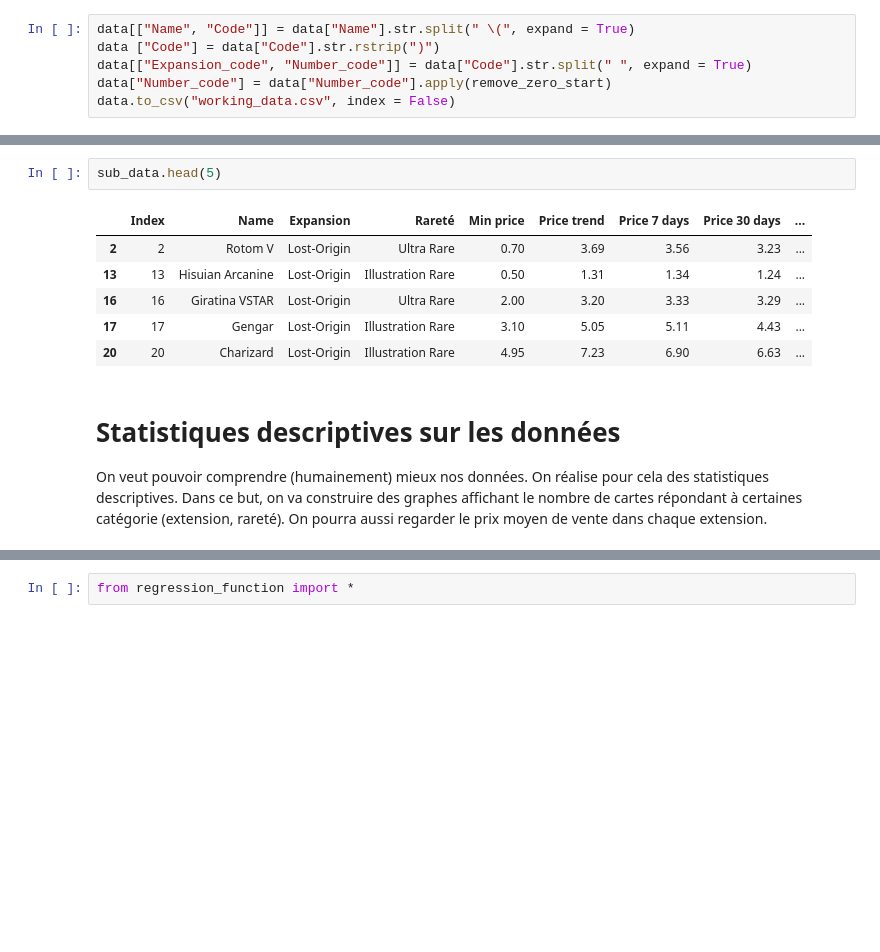
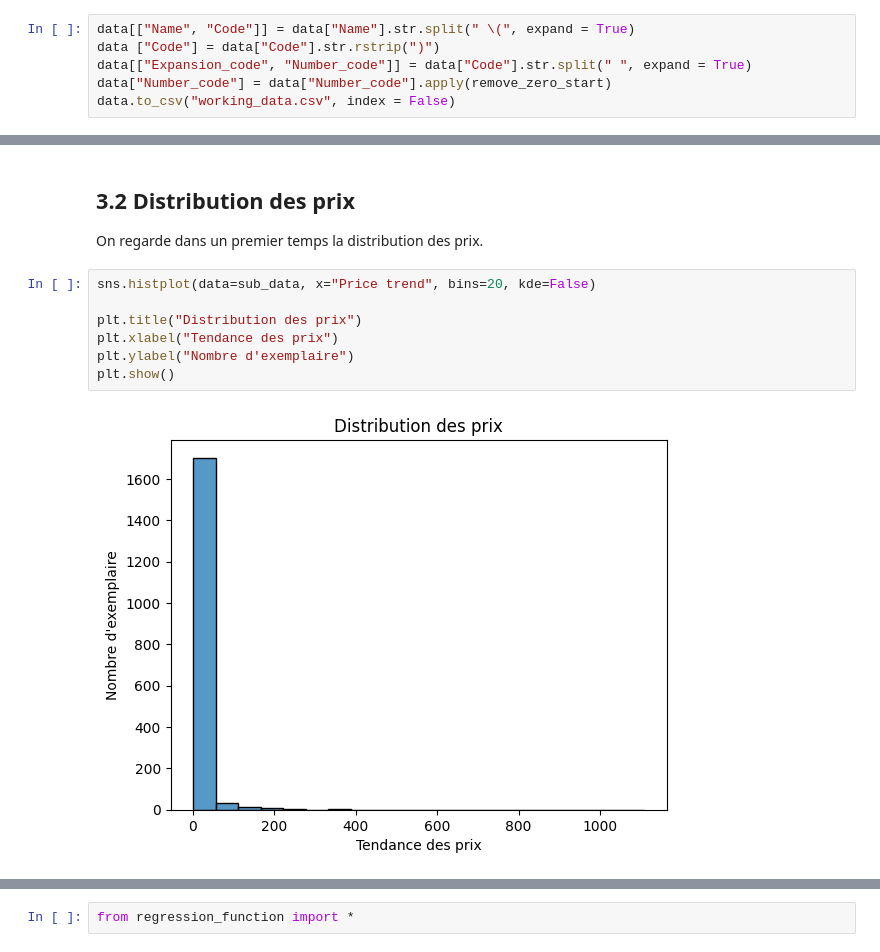
Before and after one commit to BaptisteMERESSE/Projet-de-programmation-2A-ENSAE, a Jupyter notebook: notebook_projet.ipynb, the cells around one changed output, grey strips where cells are left out. Cells and saved outputs as stored; diff of their text form; blank space fills up the shorter version.

```diff
--- a/notebook_projet.ipynb
+++ b/notebook_projet.ipynb
@@ -177,15 +202,13 @@ len(sub_data)
-# %%
-sub_data.head(5)
-# %% [output]
-|  | Index | Name | Expansion | Rareté | Min price | Price trend | Price 7 days | Price 30 days | ... |
-| 2 | 2 | Rotom V | Lost-Origin | Ultra Rare | 0.70 | 3.69 | 3.56 | 3.23 | ... |
-| 13 | 13 | Hisuian Arcanine | Lost-Origin | Illustration Rare | 0.50 | 1.31 | 1.34 | 1.24 | ... |
-| 16 | 16 | Giratina VSTAR | Lost-Origin | Ultra Rare | 2.00 | 3.20 | 3.33 | 3.29 | ... |
-| 17 | 17 | Gengar | Lost-Origin | Illustration Rare | 3.10 | 5.05 | 5.11 | 4.43 | ... |
-| 20 | 20 | Charizard | Lost-Origin | Illustration Rare | 4.95 | 7.23 | 6.90 | 6.63 | ... |
-# %% [markdown]
-# Statistiques descriptives sur les données
-
-On veut pouvoir comprendre (humainement) mieux nos données. On réalise pour cela des statistiques descriptives.
-Dans ce but, on va construire des graphes affichant le nombre de cartes répondant à certaines catégorie (extension, rareté).
-On pourra aussi regarder le prix moyen de vente dans chaque extension.
+# %% [markdown]
+## 3.2 Distribution des prix
+
+On regarde dans un premier temps la distribution des prix.
+# %%
+sns.histplot(data=sub_data, x="Price trend", bins=20, kde=False)
+
+plt.title("Distribution des prix")
+plt.xlabel("Tendance des prix")
+plt.ylabel("Nombre d'exemplaire")
+plt.show()
+# %% [output]
+[figure, added]
```
Also changed, not shown: parts of 52 cells of this notebook, 11 other files.
